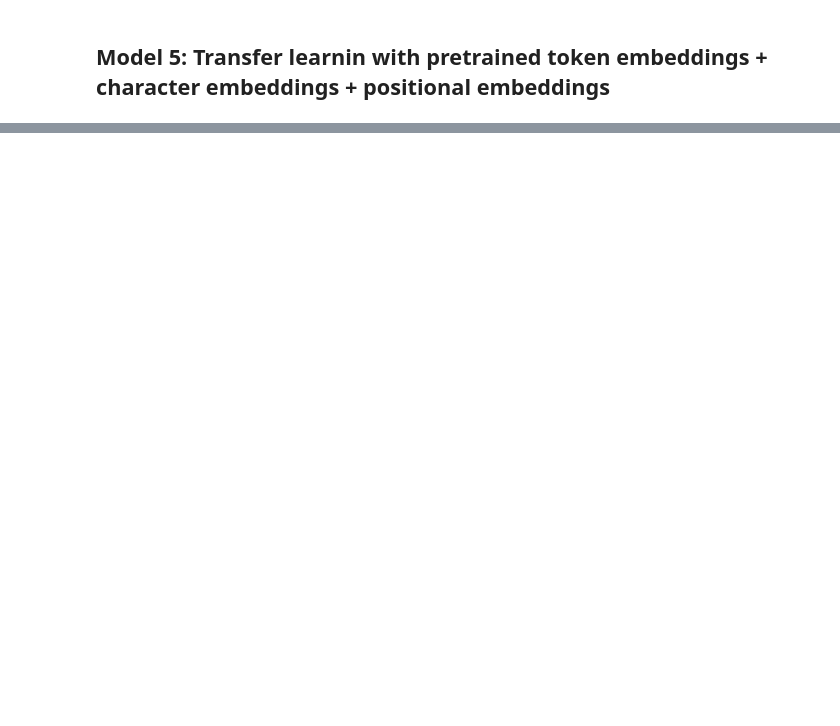
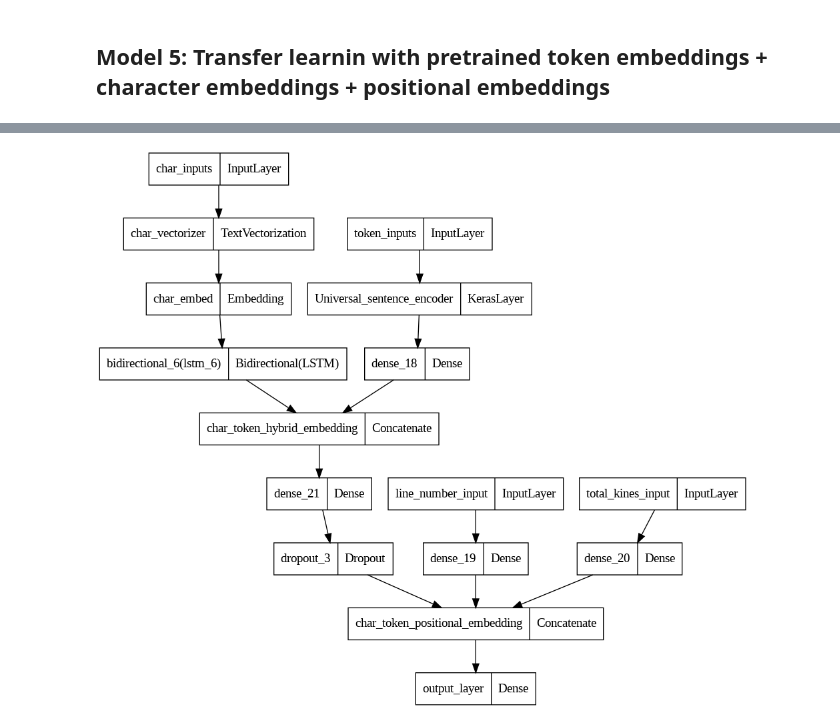
Before and after one commit to shitote/dist-repo, a Jupyter notebook: Skimlit_nlp.ipynb, the cells around one changed output, grey strips where cells are left out. Cells and saved outputs as stored; diff of their text form; code cells hidden in the pictures; blank space fills up the shorter version.

Commit message:
model_5 feature engineering

```diff
--- a/Skimlit_nlp.ipynb
+++ b/Skimlit_nlp.ipynb
@@ -1107,0 +1291,6 @@ model_4_results
+# %%
+# Plot model_5 to explore it visualy
+from tensorflow.keras.utils import plot_model
+plot_model(model_5)
+# %% [output]
+[figure, added]
```
Also changed, not shown: parts of 39 cells of this notebook.
